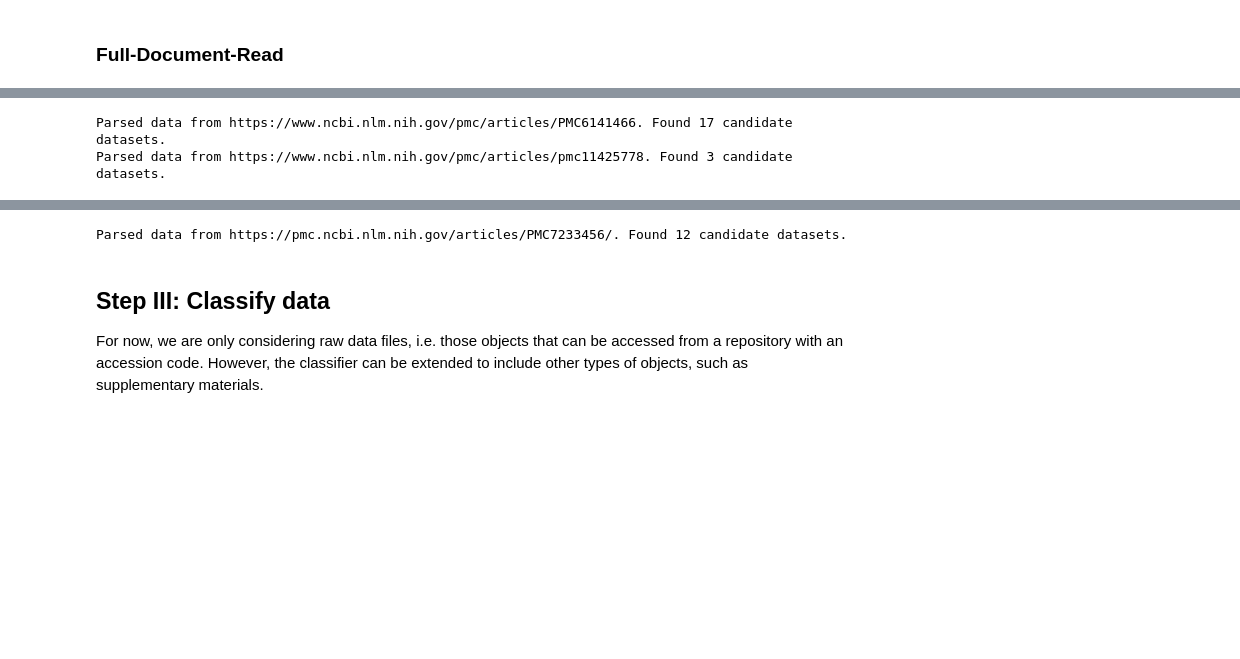
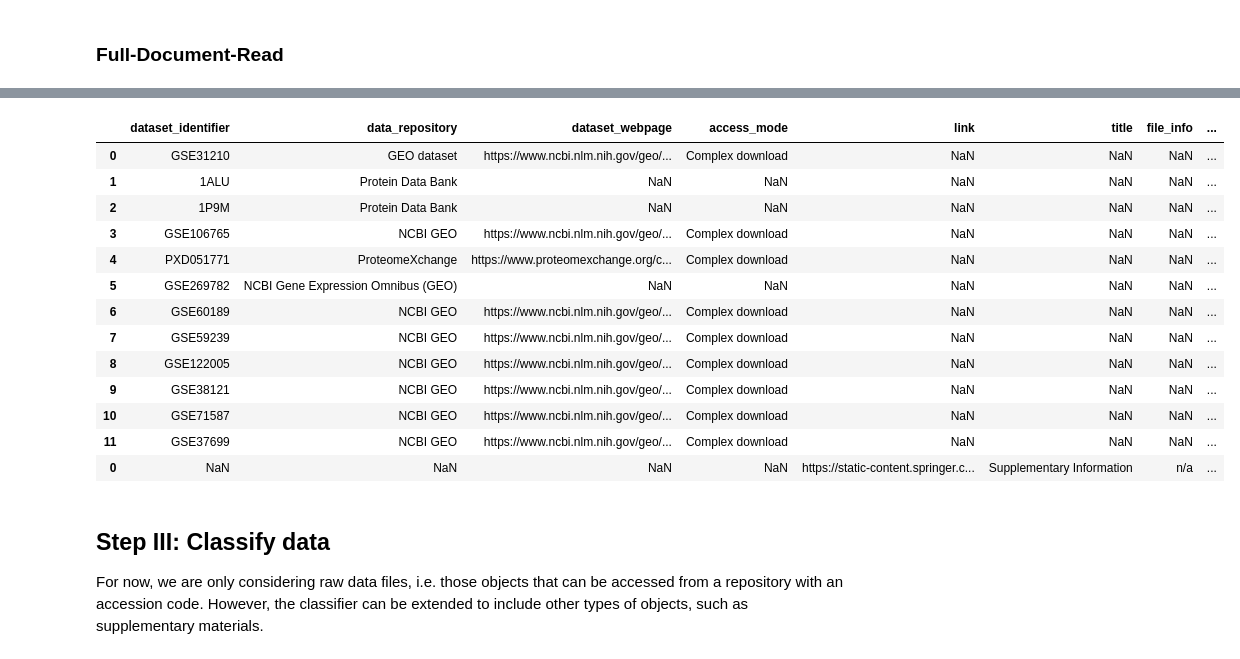
Before and after one commit to VIDA-NYU/data-gatherer, a Jupyter notebook: docs/example_notebook.ipynb, the cells around one changed output, grey strips where cells are left out. Cells and saved outputs as stored; diff of their text form; code cells hidden in the pictures; blank space fills up the shorter version.

```diff
--- a/docs/example_notebook.ipynb
+++ b/docs/example_notebook.ipynb
@@ -110,12 +94,3 @@ parser = LLMParser(data_gatherer.config['parser_config_path'], data_gatherer.log
 # %%
-input_url = [API_supported_input, local_fetch_supported_input, API_unsupported_input]
-input_format = ["XML", "full_HTML", "full_HTML"]
-input_cont = [raw_data_API, raw_data_local, raw_html]
-
-dfs_dict_FDR = {}
-for i in range(len(input_url)):
-    append_data = parser.parse_data(input_cont[i], "PMC", input_url[i], raw_data_format=input_format[i])
-    dfs_dict_FDR[input_url[i]] = append_data
-    print(f"Parsed data from {input_url[i]}. Found {len(append_data)} candidate datasets.")
-    time.sleep(1)  # To print the output in the right order
+results_FDR
 # %% [output]
@@ -123,2 +96,0 @@ parser.py - line 1710 - WARNING - Identifier PHS001049 does not match pattern fo
-Parsed data from https://www.ncbi.nlm.nih.gov/pmc/articles/PMC6141466. Found 17 candidate datasets.
-Parsed data from https://www.ncbi.nlm.nih.gov/pmc/articles/pmc11425778. Found 3 candidate datasets.
@@ -128 +97,14 @@ parser.py - line 1828 - WARNING - Repository linkedomics not supported in config
-Parsed data from https://pmc.ncbi.nlm.nih.gov/articles/PMC7233456/. Found 12 candidate datasets.
+|  | dataset_identifier | data_repository | dataset_webpage | access_mode | link | title | file_info | ... |
+| 0 | GSE31210 | GEO dataset | https://www.ncbi.nlm.nih.gov/geo/... | Complex download | NaN | NaN | NaN | ... |
+| 1 | 1ALU | Protein Data Bank | NaN | NaN | NaN | NaN | NaN | ... |
+| 2 | 1P9M | Protein Data Bank | NaN | NaN | NaN | NaN | NaN | ... |
+| 3 | GSE106765 | NCBI GEO | https://www.ncbi.nlm.nih.gov/geo/... | Complex download | NaN | NaN | NaN | ... |
+| 4 | PXD051771 | ProteomeXchange | https://www.proteomexchange.org/c... | Complex download | NaN | NaN | NaN | ... |
+| 5 | GSE269782 | NCBI Gene Expression Omnibus (GEO) | NaN | NaN | NaN | NaN | NaN | ... |
+| 6 | GSE60189 | NCBI GEO | https://www.ncbi.nlm.nih.gov/geo/... | Complex download | NaN | NaN | NaN | ... |
+| 7 | GSE59239 | NCBI GEO | https://www.ncbi.nlm.nih.gov/geo/... | Complex download | NaN | NaN | NaN | ... |
+| 8 | GSE122005 | NCBI GEO | https://www.ncbi.nlm.nih.gov/geo/... | Complex download | NaN | NaN | NaN | ... |
+| 9 | GSE38121 | NCBI GEO | https://www.ncbi.nlm.nih.gov/geo/... | Complex download | NaN | NaN | NaN | ... |
+| 10 | GSE71587 | NCBI GEO | https://www.ncbi.nlm.nih.gov/geo/... | Complex download | NaN | NaN | NaN | ... |
+| 11 | GSE37699 | NCBI GEO | https://www.ncbi.nlm.nih.gov/geo/... | Complex download | NaN | NaN | NaN | ... |
+| 0 | NaN | NaN | NaN | NaN | https://static-content.springer.c... | Supplementary Information | n/a | ... |
```
Also changed, not shown: parts of 18 cells of this notebook, 5 other files.
